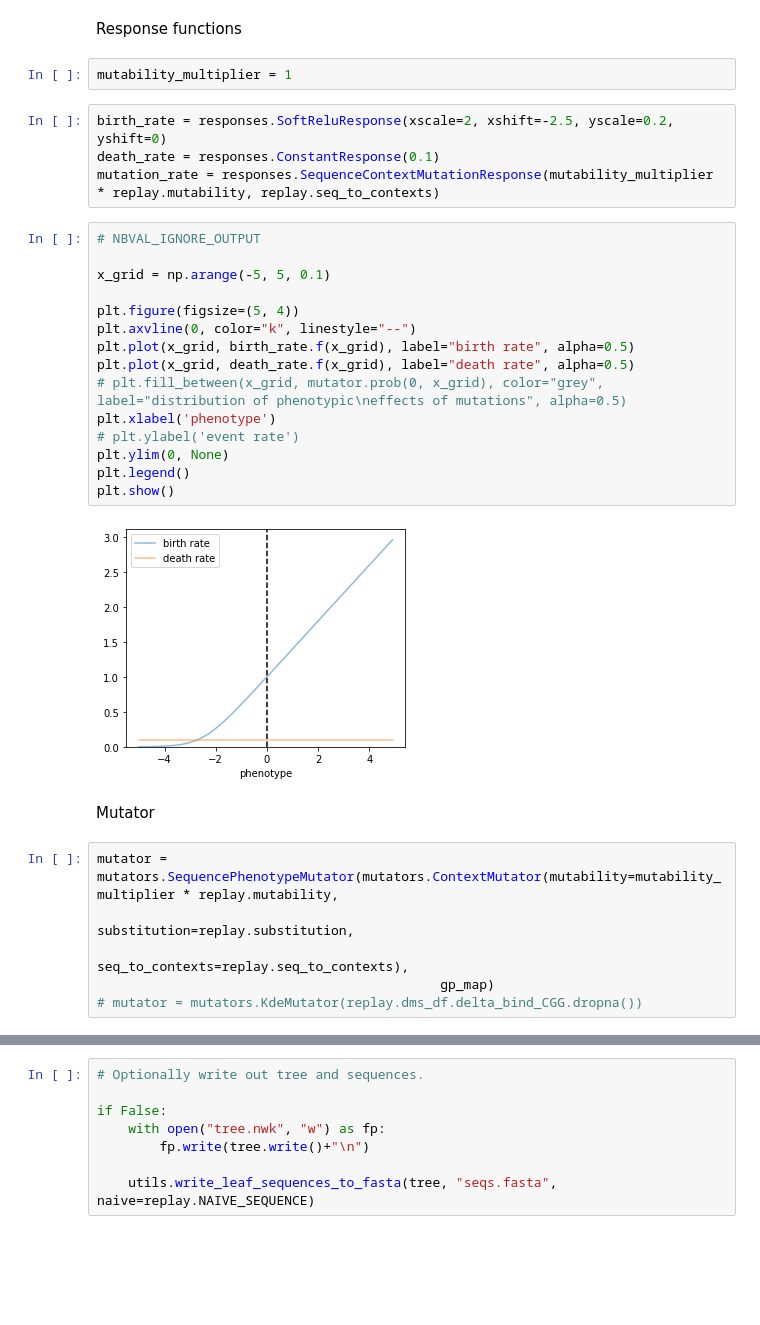
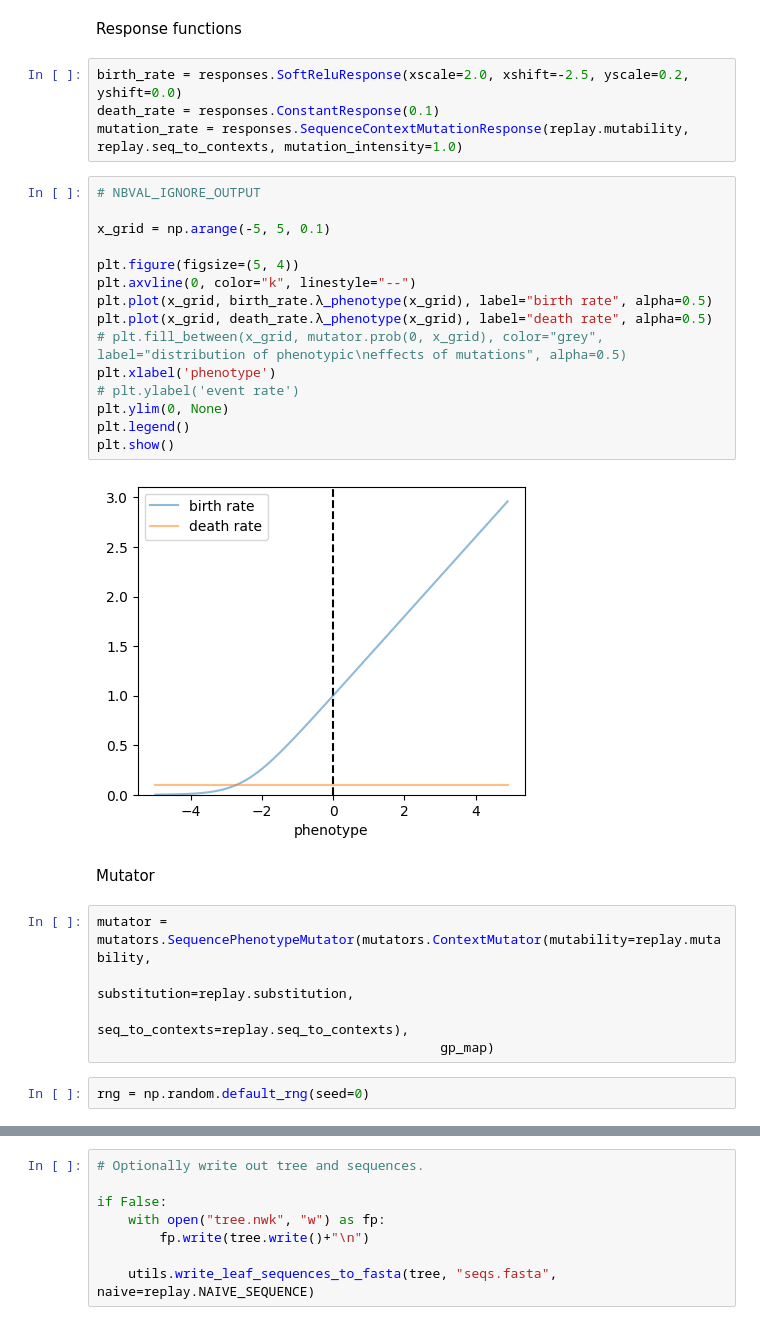
Before and after one commit to matsengrp/gcdyn, a Jupyter notebook: notebooks/bdms_replay.ipynb, the cells around one changed output, grey strips where cells are left out. Cells and saved outputs as stored; diff of their text form; blank space fills up the shorter version.

Commit message:
rewrite responses module

```diff
--- a/notebooks/bdms_replay.ipynb
+++ b/notebooks/bdms_replay.ipynb
@@ -11,35 +13,34 @@ gp_map = gpmap.AdditiveGPMap(replay.bind_df, nonsense_phenotype=replay.bind_df.m
 assert gp_map(replay.NAIVE_SEQUENCE) == 0
 # %% [markdown]
 Response functions
-# %%
-mutability_multiplier = 1
 # %%
-birth_rate = responses.SoftReluResponse(xscale=2, xshift=-2.5, yscale=0.2, yshift=0)
+birth_rate = responses.SoftReluResponse(xscale=2.0, xshift=-2.5, yscale=0.2, yshift=0.0)
 death_rate = responses.ConstantResponse(0.1)
-mutation_rate = responses.SequenceContextMutationResponse(mutability_multiplier * replay.mutability, replay.seq_to_contexts)
+mutation_rate = responses.SequenceContextMutationResponse(replay.mutability, replay.seq_to_contexts, mutation_intensity=1.0)
 # %%
 # NBVAL_IGNORE_OUTPUT
 
 x_grid = np.arange(-5, 5, 0.1)
 
 plt.figure(figsize=(5, 4))
 plt.axvline(0, color="k", linestyle="--")
-plt.plot(x_grid, birth_rate.f(x_grid), label="birth rate", alpha=0.5)
-plt.plot(x_grid, death_rate.f(x_grid), label="death rate", alpha=0.5)
+plt.plot(x_grid, birth_rate.λ_phenotype(x_grid), label="birth rate", alpha=0.5)
+plt.plot(x_grid, death_rate.λ_phenotype(x_grid), label="death rate", alpha=0.5)
 # plt.fill_between(x_grid, mutator.prob(0, x_grid), color="grey", label="distribution of phenotypic\neffects of mutations", alpha=0.5)
 plt.xlabel('phenotype')
 # plt.ylabel('event rate')
 plt.ylim(0, None)
 plt.legend()
 plt.show()
 # %% [output]
-[figure, old version]
+[figure, new version]
 # %% [markdown]
 Mutator
 # %%
-mutator = mutators.SequencePhenotypeMutator(mutators.ContextMutator(mutability=mutability_multiplier * replay.mutability,
+mutator = mutators.SequencePhenotypeMutator(mutators.ContextMutator(mutability=replay.mutability,
                                                                     substitution=replay.substitution,
                                                                     seq_to_contexts=replay.seq_to_contexts),
                                             gp_map)
-# mutator = mutators.KdeMutator(replay.dms_df.delta_bind_CGG.dropna())
+# %%
+rng = np.random.default_rng(seed=0)
 # %%
```
Also changed, not shown: parts of 5 cells of this notebook, 7 other files.
